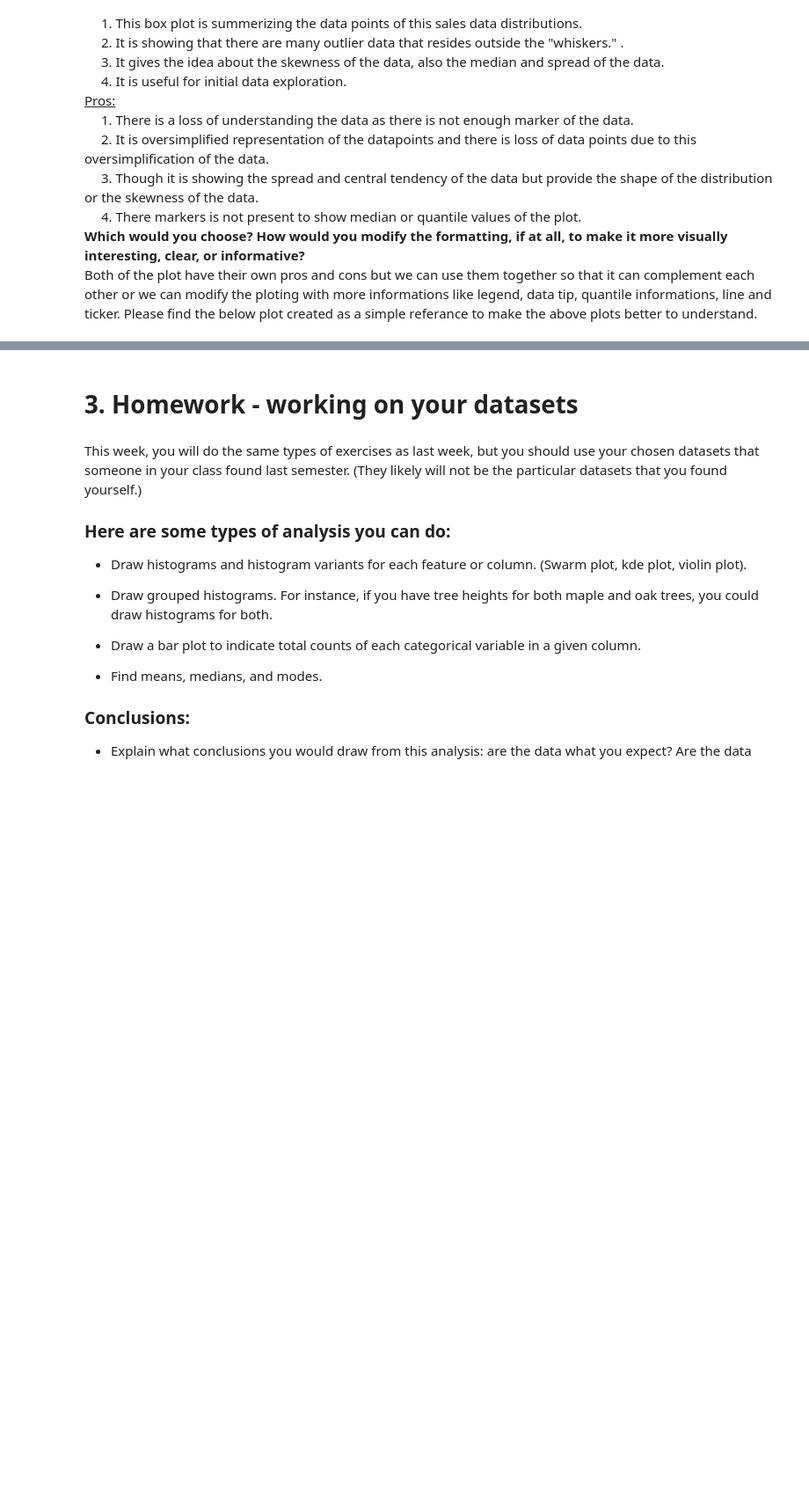
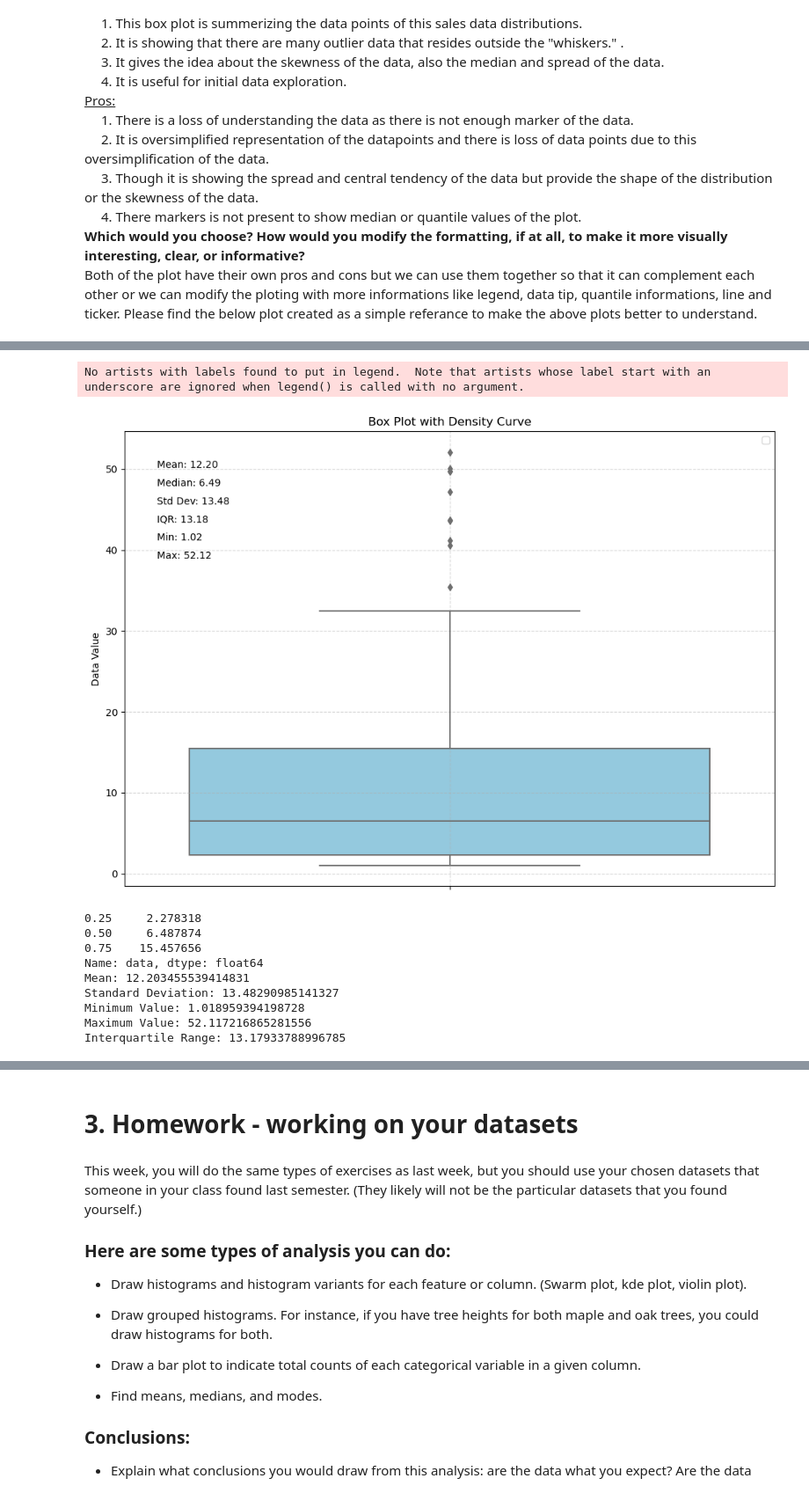
Before and after one commit to misrakm/BU, a Jupyter notebook: OMDS-ModB2-Week4-Misra-Koushikinath.ipynb, the cells around one changed output, grey strips where cells are left out. Shown at 88% size. Saved outputs shown, nothing was run; the diff lists cells and outputs as text; code cells hidden in the pictures; blank space fills up the shorter version.

```diff
--- a/OMDS-ModB2-Week4-Misra-Koushikinath.ipynb
+++ b/OMDS-ModB2-Week4-Misra-Koushikinath.ipynb
@@ -61,0 +122,69 @@ df.plot.box()
+# %%
+import matplotlib.pyplot as plt
+import seaborn as sns
+
+df = pd.DataFrame(data, columns=["data"])
+
+# Calculate statistics (same as before)
+quantiles = df["data"].quantile([0.25, 0.5, 0.75])
+median = quantiles[0.5]
+q1 = quantiles[0.25]
+q3 = quantiles[0.75]
+mean = df["data"].mean()
+std = df["data"].std()
+min_val = df["data"].min()
+max_val = df["data"].max()
+iqr = q3 - q1  # Interquartile range
+
+# Create the figure and axes
+plt.figure(figsize=(10, 7))
+
+# Box plot (using seaborn for better styling)
+sns.boxplot(y=df["data"], color="skyblue", linewidth=1.5)  # Vertical boxplot
+
+
+# Annotations for statistics (improved placement)
+text_x_pos = 0.05  # Adjust x position for text (relative to axes)
+text_y_start = 0.92  # Adjust starting y position
+text_y_step = 0.04  # Adjust step between lines
+
+
+plt.text(text_x_pos, text_y_start, f'Mean: {mean:.2f}', transform=plt.gca().transAxes)
+plt.text(text_x_pos, text_y_start - text_y_step, f'Median: {median:.2f}', transform=plt.gca().transAxes)
+plt.text(text_x_pos, text_y_start - 2 * text_y_step, f'Std Dev: {std:.2f}', transform=plt.gca().transAxes)
+plt.text(text_x_pos, text_y_start - 3 * text_y_step, f'IQR: {iqr:.2f}', transform=plt.gca().transAxes) #IQR added
+plt.text(text_x_pos, text_y_start - 4 * text_y_step, f'Min: {min_val:.2f}', transform=plt.gca().transAxes)
+plt.text(text_x_pos, text_y_start - 5 * text_y_step, f'Max: {max_val:.2f}', transform=plt.gca().transAxes)
+
+
+# Title and labels
+plt.title('Box Plot with Density Curve')
+plt.ylabel('Data Value')  # Y-axis label
+
+# Legend and grid
+plt.legend(loc="upper right")
+plt.grid(True, linestyle='--', alpha=0.5)
+
+# Improved layout
+plt.tight_layout()
+plt.show()
+
+# Print statistics to console (same as before)
+print(quantiles)
+print(f"Mean: {mean}")
+print(f"Standard Deviation: {std}")
+print(f"Minimum Value: {min_val}")
+print(f"Maximum Value: {max_val}")
+print(f"Interquartile Range: {iqr}")
+# %% [output]
+No artists with labels found to put in legend.  Note that artists whose label start with an underscore are ignored when legend() is called with no argument.
+[figure, added]
+0.25     2.278318
+0.50     6.487874
+0.75    15.457656
+Name: data, dtype: float64
+Mean: 12.203455539414831
+Standard Deviation: 13.48290985141327
+Minimum Value: 1.018959394198728
+Maximum Value: 52.117216865281556
+Interquartile Range: 13.17933788996785
```
Also changed, not shown: parts of 2 cells of this notebook.
